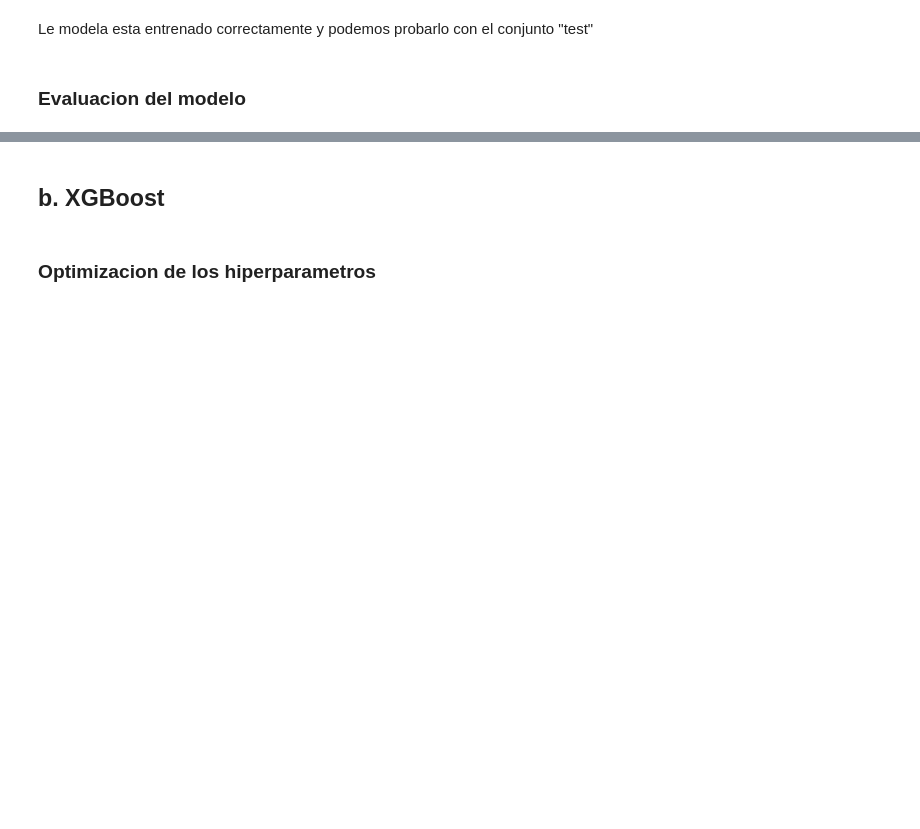
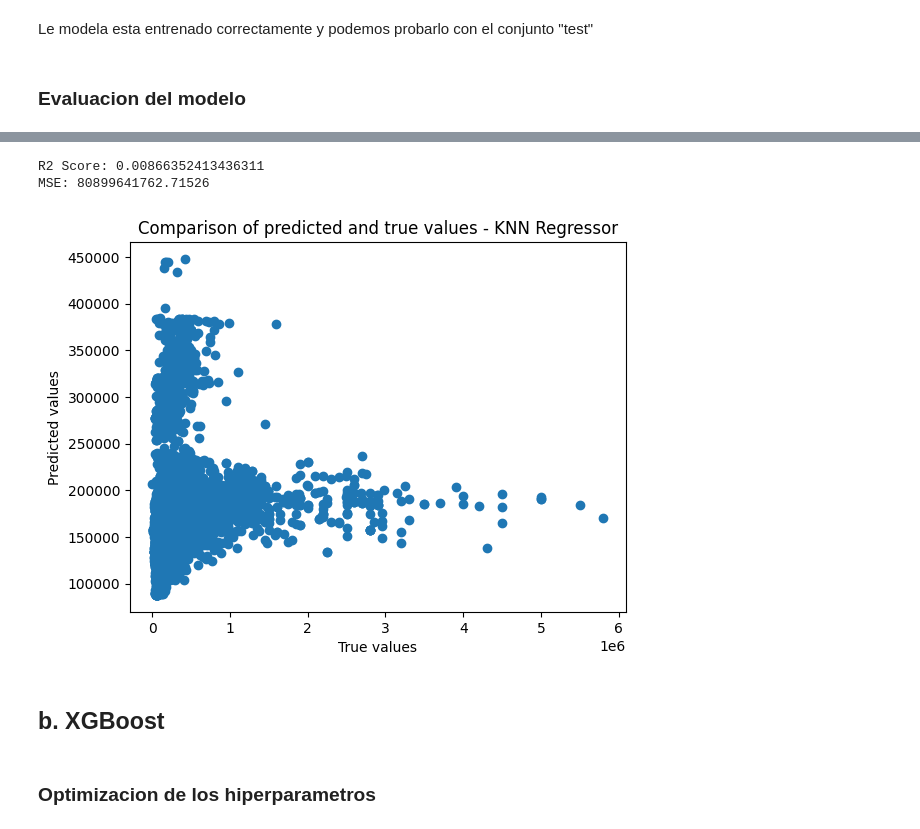
Before and after one commit to AlanRichmond/7506R-1C2024-GRUPO10, a Jupyter notebook: 7506R_TP1_GRUPO10_ENTREGA_N4.ipynb, the cells around one changed output, grey strips where cells are left out. Saved outputs shown, nothing was run; the diff lists cells and outputs as text; code cells hidden in the pictures; blank space fills up the shorter version.

```diff
--- a/7506R_TP1_GRUPO10_ENTREGA_N4.ipynb
+++ b/7506R_TP1_GRUPO10_ENTREGA_N4.ipynb
@@ -52,7 +71,7 @@ df_transformado = pd.get_dummies(conjunto_entrenamiento_final, columns=['propert
 
 df_transformado['title_len'] = df_transformado['place_l3'].str.len()
 df_transformado['title_words'] = df_transformado['place_l3'].str.split().str.len()
-df_transformado.drop(['place_l3'], axis=1, inplace=True)
+df_transformado.drop(['place_l3', 'price_per_square_meter'], axis=1, inplace=True)
 
 columnas_num = ['property_rooms', 'property_bedrooms', 'property_surface_total', 'property_surface_covered','title_len','title_words']
 standard_scaler = StandardScaler()
@@ -78,7 +97,7 @@ df_transformado
 # %% [markdown]
 Dividimos el conjunto en dos : x_train / y_train
 # %%
-x_train = df_transformado.drop(columns=["property_price", "price_per_square_meter"])
+x_train = df_transformado.drop(columns=["property_price"])
 y_train = df_transformado["property_price"]
 # %% [markdown]
 ### Optimizacion de los hiperparametros
@@ -158,0 +163,18 @@ conjunto_test
+# %%
+df_prueba_transformado = pd.get_dummies(conjunto_prueba_final, columns=['property_type'], drop_first=False, dtype=int)
+
+df_prueba_transformado['title_len'] = df_prueba_transformado['zone'].str.len()
+df_prueba_transformado['title_words'] = df_prueba_transformado['zone'].str.split().str.len()
+df_prueba_transformado.drop(['zone'], axis=1, inplace=True)
+
+columnas_num = ['property_rooms', 'property_bedrooms', 'property_surface_total', 'property_surface_covered','title_len','title_words']
+standard_scaler = StandardScaler()
+df_prueba_transformado[columnas_num] = standard_scaler.fit_transform(df_prueba_transformado[columnas_num])
+
+df_prueba_transformado.drop(columns=["property_title"], inplace=True)
+df_prueba_transformado.dropna(inplace=True)
+
+column_order = df_transformado.columns
+df_prueba_transformado = df_prueba_transformado[column_order]
+
+df_prueba_transformado
@@ -159,3 +195,23 @@ conjunto_test
+# %%
+x_prueba = df_prueba_transformado.drop(columns=["property_price"])
+y_prueba = df_prueba_transformado["property_price"]
+# %%
+#predicción sobre el set de evaluacion
+y_pred = knn_modelo.predict(x_prueba)
+
+#Métricas
+print('R2 Score: {}'.format(r2_score(y_prueba, y_pred)))
+print('MSE: {}'.format(mean_squared_error(y_prueba, y_pred)))
+
+plt.scatter(y_prueba, y_pred)
+plt.xlabel("True values")
+plt.ylabel("Predicted values")
+plt.title("Comparison of predicted and true values - KNN Regressor")
+plt.show()
+# %% [output]
+R2 Score: 0.00866352413436311
+MSE: 80899641762.71526
+[figure, added]
 # %% [markdown]
 ## b. XGBoost
 # %% [markdown]
```
Also changed, not shown: parts of 8 cells of this notebook.
